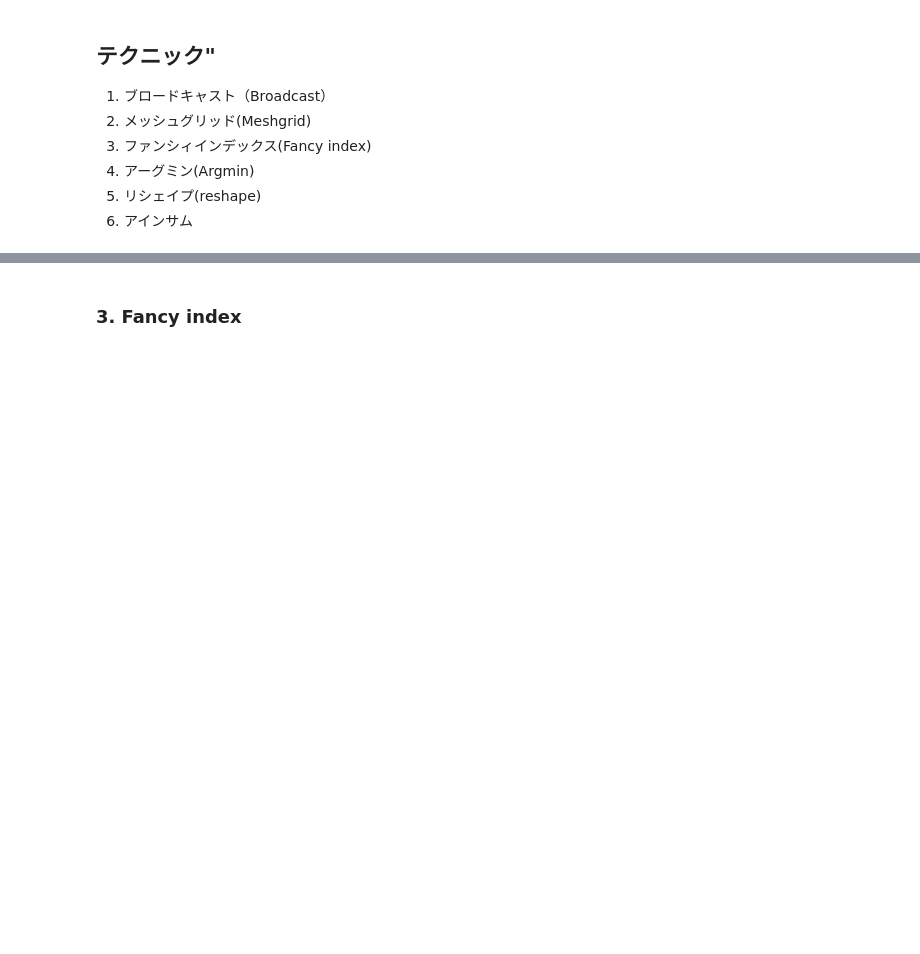
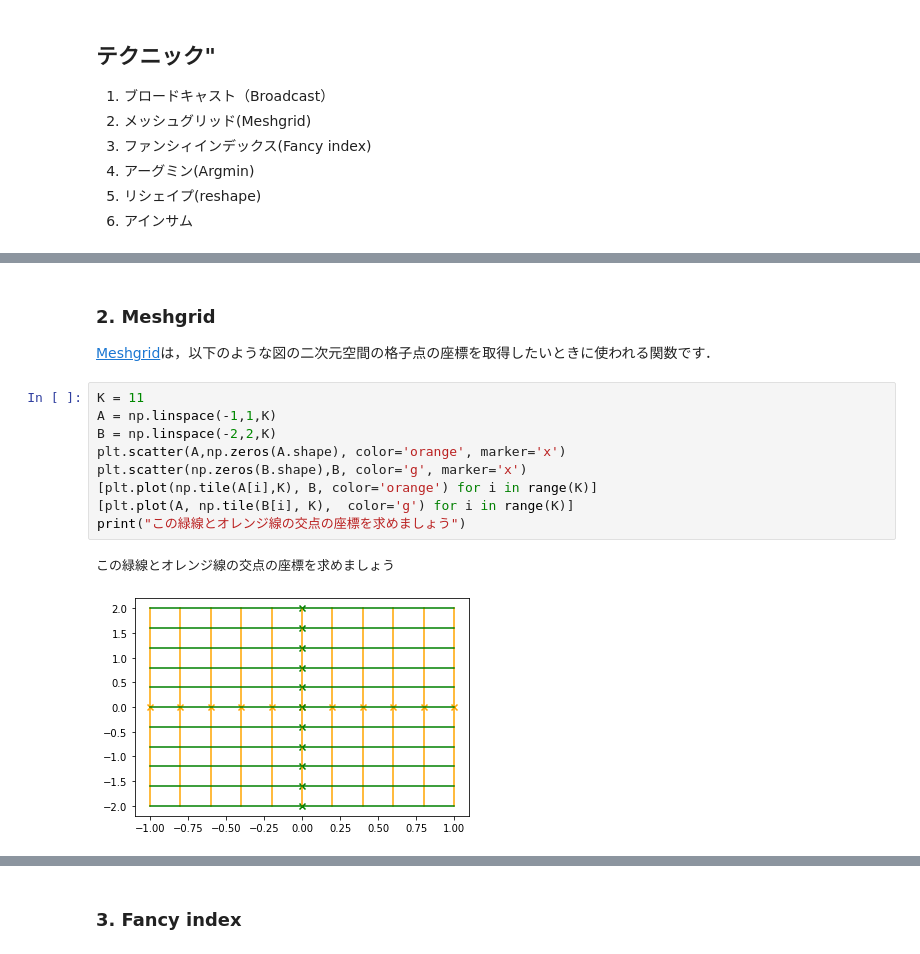
Before and after one commit to furukawa-laboratory/rookies_workout_2021, a Jupyter notebook: som/flab_techniqs.ipynb, the cells around one changed output, grey strips where cells are left out. Saved outputs shown, nothing was run; the diff lists cells and outputs as text; blank space fills up the shorter version.

```diff
--- a/som/flab_techniqs.ipynb
+++ b/som/flab_techniqs.ipynb
@@ -103,0 +189,16 @@ array([[0, 0, 0, 0],
+# %% [markdown]
+### 2. Meshgrid
+
+[Meshgrid](https://numpy.org/doc/stable/reference/generated/numpy.meshgrid.html)は，以下のような図の二次元空間の格子点の座標を取得したいときに使われる関数です．
+# %%
+K = 11
+A = np.linspace(-1,1,K)
+B = np.linspace(-2,2,K)
+plt.scatter(A,np.zeros(A.shape), color='orange', marker='x')
+plt.scatter(np.zeros(B.shape),B, color='g', marker='x')
+[plt.plot(np.tile(A[i],K), B, color='orange') for i in range(K)]
+[plt.plot(A, np.tile(B[i], K),  color='g') for i in range(K)]
+print("この緑線とオレンジ線の交点の座標を求めましょう")
+# %% [output]
+この緑線とオレンジ線の交点の座標を求めましょう
+[figure, added]
```
Also changed, not shown: parts of 28 cells of this notebook.
